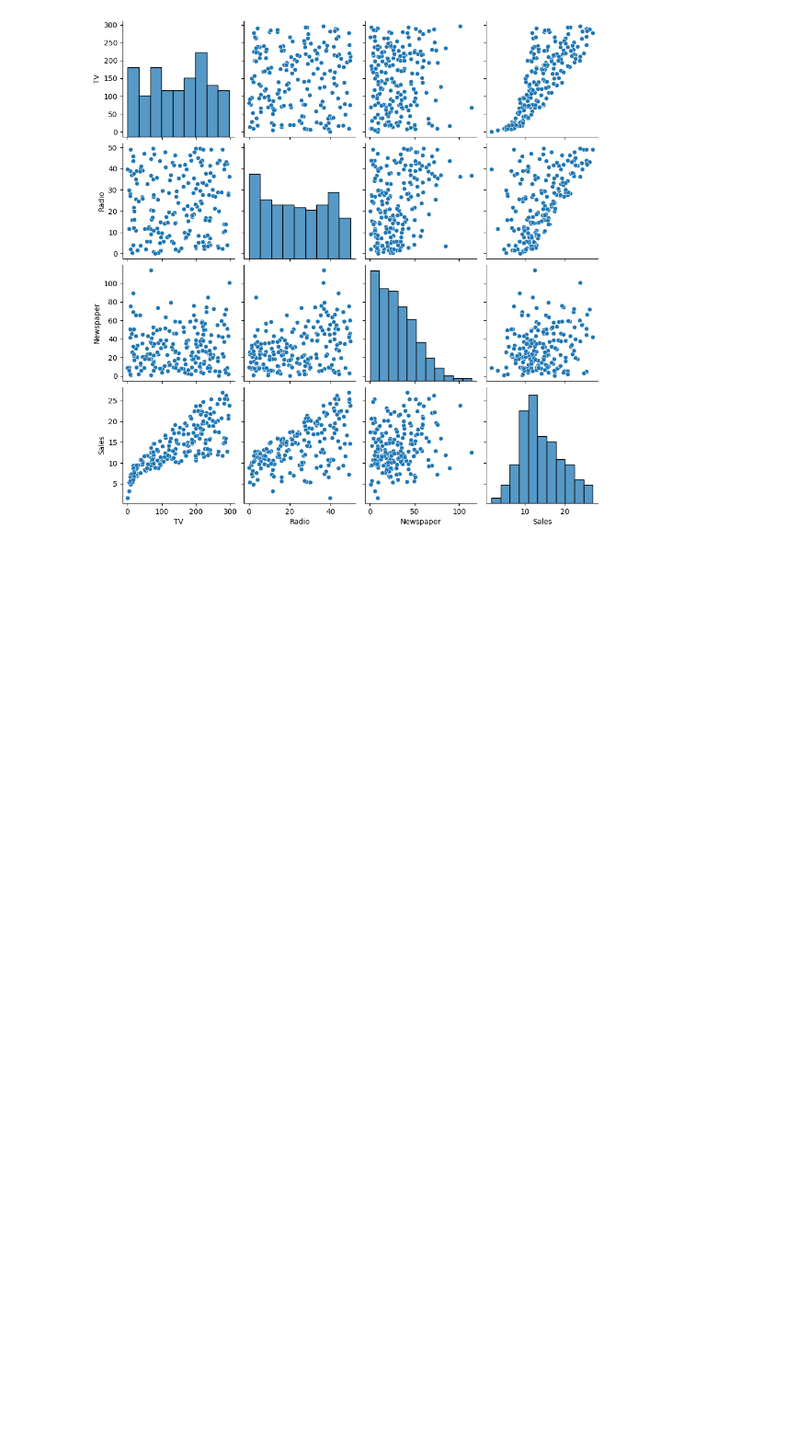
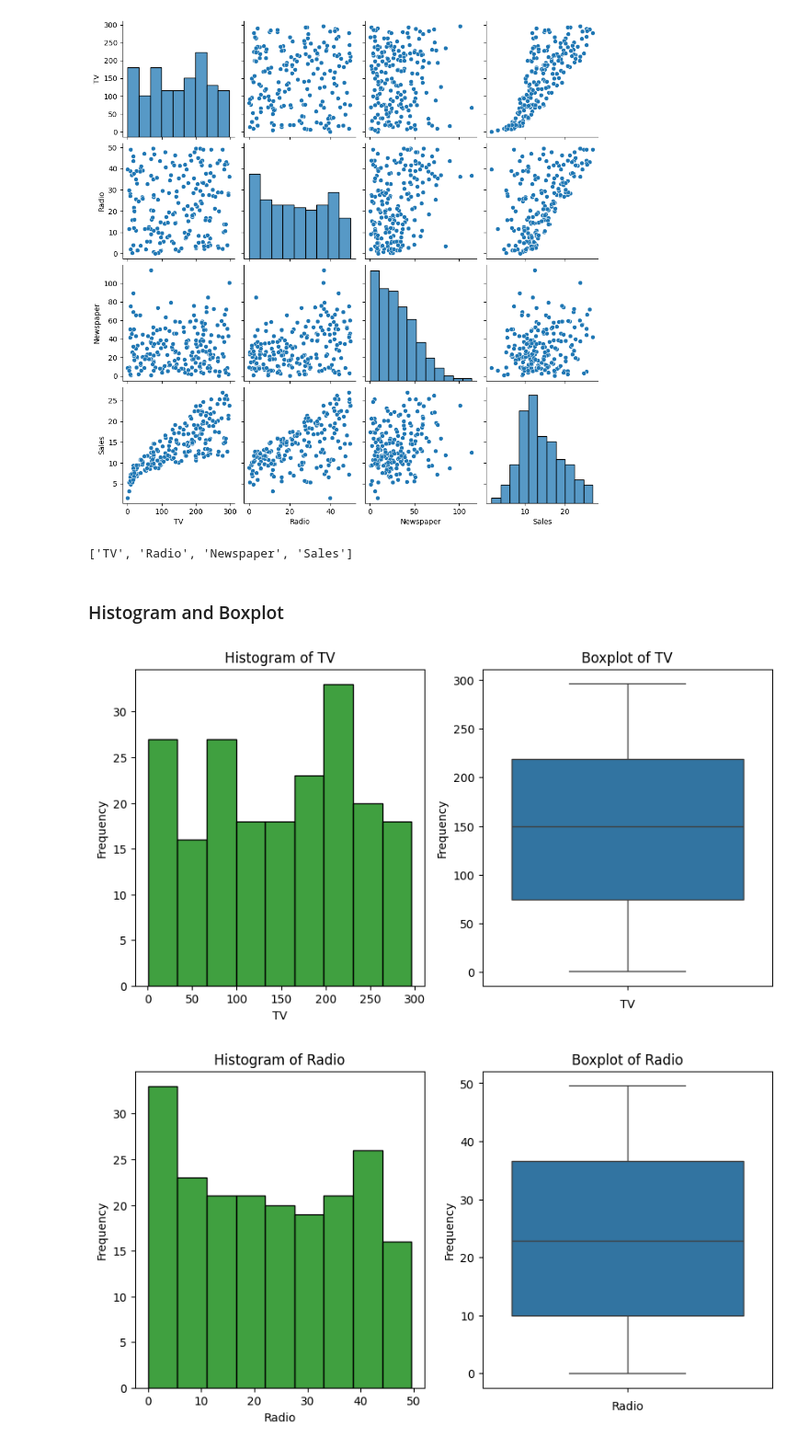
Before and after one commit to Megha211/OIBSIP, a Jupyter notebook: sales_prediction.ipynb, the cells around one changed output. Shown: that part at 92% size. Cells and saved outputs as stored; diff of their text form; code cells hidden in the pictures; blank space fills up the shorter version.

Commit message:
feature_scaling,historgran&boxplot, implementation of LR

```diff
--- a/sales_prediction.ipynb
+++ b/sales_prediction.ipynb
@@ -104,3 +109,27 @@ sns.pairplot(data)
 plt.show()
 # %% [output]
 [figure]
+# %%
+numerical_columns= data.columns.to_list()
+numerical_columns
+# %% [output]
+['TV', 'Radio', 'Newspaper', 'Sales']
+# %% [markdown]
+### Histogram and Boxplot
+# %%
+for col in numerical_columns:
+    fig, ax= plt.subplots(1,2, figsize=(10,5))
+
+    sns.histplot(data[col],kde=False, color= 'green', ax=ax[0])
+    ax[0].set_title('Histogram of {}'.format(col))
+    ax[0].set_xlabel(col)
+    ax[0].set_ylabel('Frequency')
+
+    sns.boxplot(data[col], ax=ax[1])
+    ax[1].set_title('Boxplot of {}'.format(col))
+    ax[1].set_xlabel(col)
+    ax[1].set_ylabel('Frequency')
+    plt.show()
+# %% [output]
+[figure, added]
+[figure, added]
```
Also changed, not shown: parts of 25 cells of this notebook.
